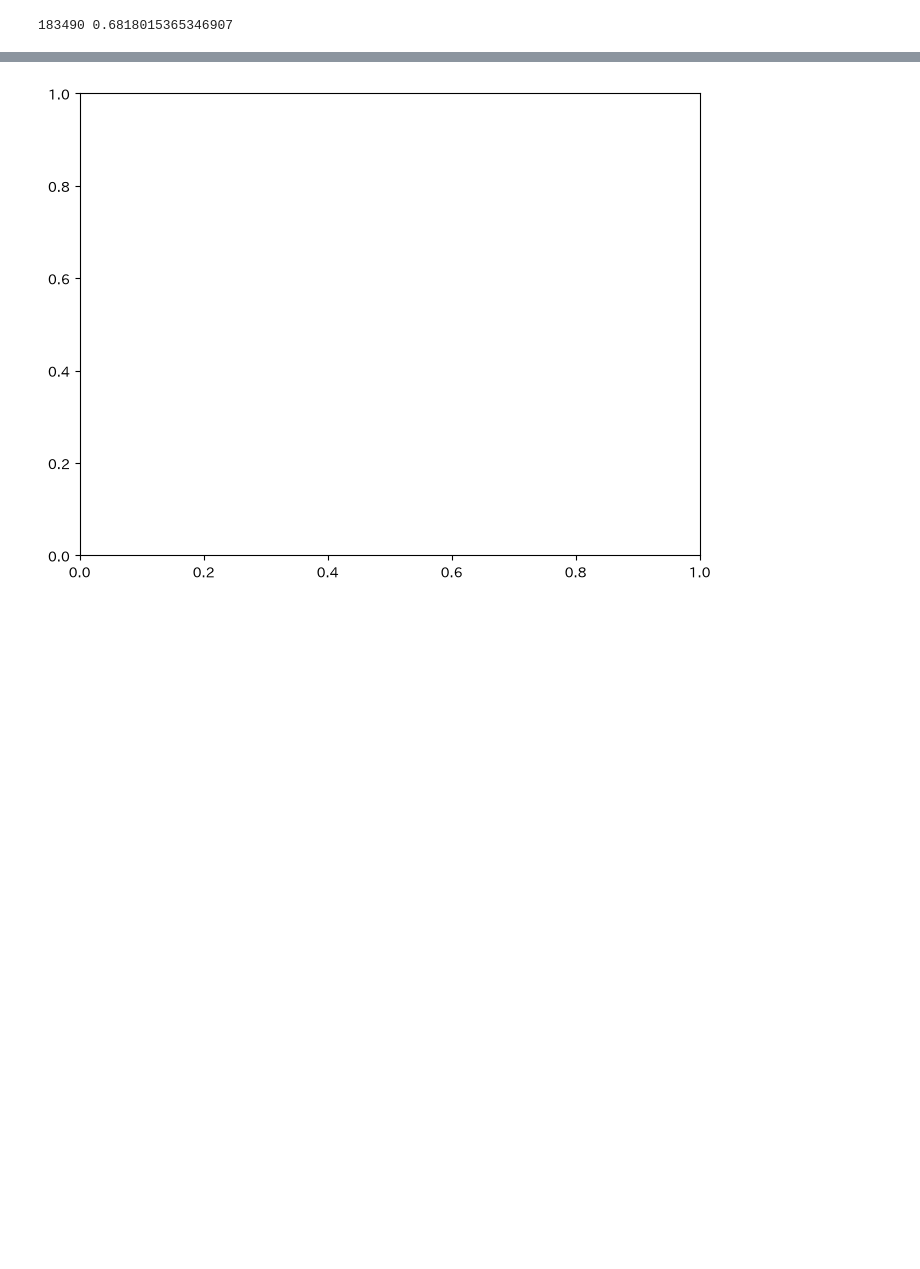
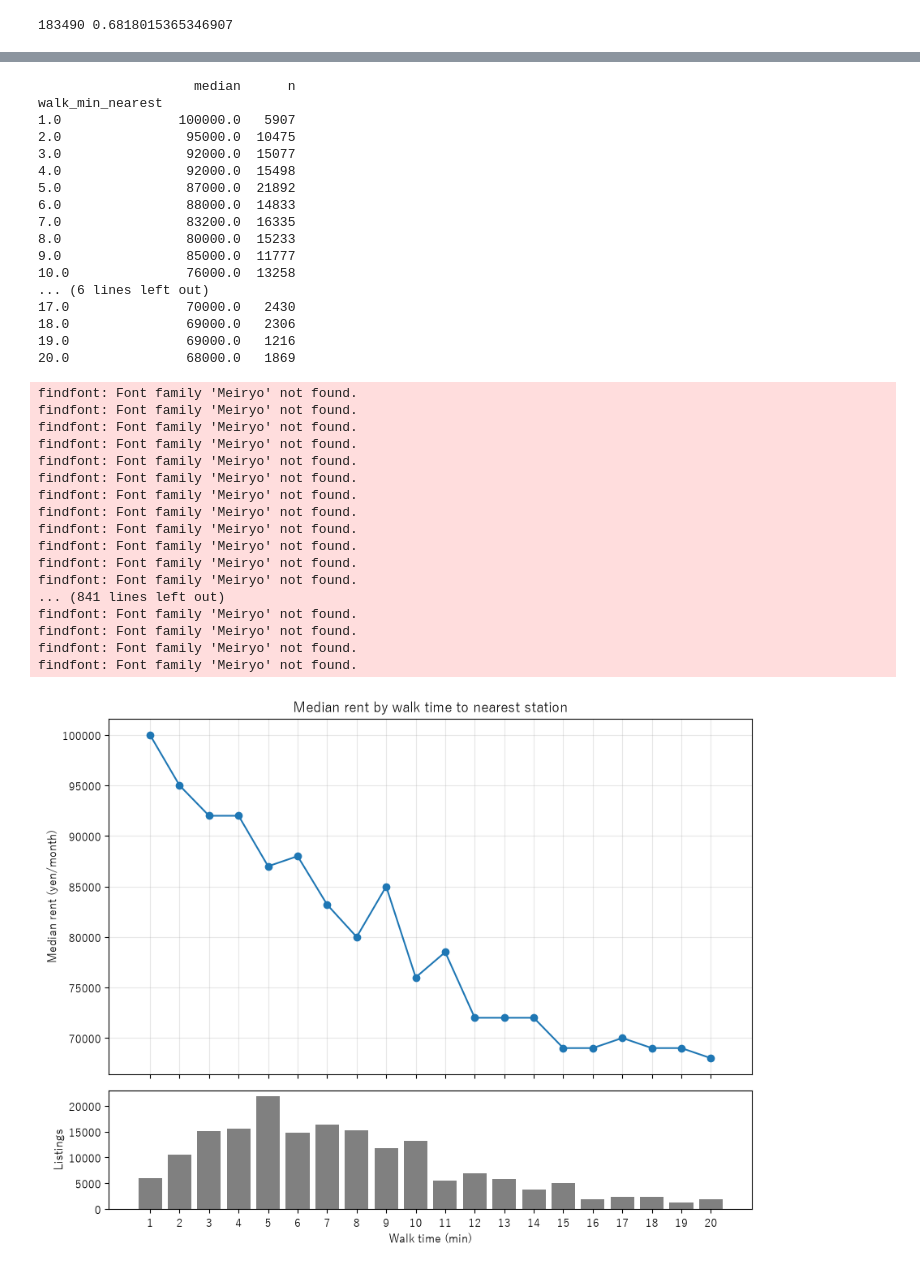
Before and after one commit to PraiZthelord/tokyo-rental-intelligence, a Jupyter notebook: notebooks/05_EDA.ipynb, the cells around one changed output, grey strips where cells are left out. Saved outputs shown, nothing was run; the diff lists cells and outputs as text; code cells hidden in the pictures; blank space fills up the shorter version.

```diff
--- a/notebooks/05_EDA.ipynb
+++ b/notebooks/05_EDA.ipynb
@@ -98,29 +98,28 @@ print(len(d), np.corrcoef(np.log(d["area_m2"]), np.log(d["Price_yen"]))[0, 1])
 [figure]
 183490 0.6818015365346907
 # %%
-# Walking time vs rent, limited to 20 minutes histogram
 
-d_filtered = d[
-    (d["walk_min_nearest"] <= 20) &
-    d["walk_min_nearest"].notna() &
-    d["Price_yen"].notna()
-]
 
-fig, ax = plt.subplots(figsize=(8, 6))
+plt.rcParams["font.family"] = ["Yu Gothic", "Meiryo", "MS Gothic", "DejaVu Sans"]  # Windows Japanese fonts
 
-h = ax.hist(
-    d_filtered["walk_min_nearest"],
-    d_filtered["Price_yen"],
-    bins=[np.arange(0.5, 21.5, 1), 30],
-    cmap="viridis"
-)
+d = df[df["walk_min_nearest"].notna() & (df["walk_min_nearest"] <= 20)]
+g = d.groupby("walk_min_nearest")["Price_yen"].agg(median="median", n="size")
+print(g)
 
-fig.colorbar(h[3], ax=ax, label="Count")
-ax.set_xlabel("Walking time (minutes)")
-ax.set_ylabel("Rent (¥/month)")
-ax.set_title("Rent vs walking time")
+fig, (ax1, ax2) = plt.subplots(2, 1, figsize=(9, 7), sharex=True,
+                               gridspec_kw={"height_ratios": [3, 1]})
+
+ax1.plot(g.index, g["median"], marker="o", color="tab:blue")
+ax1.set_ylabel("Median rent (yen/month)")
+ax1.set_title("Median rent by walk time to nearest station")
+ax1.grid(alpha=0.3)
+
+ax2.bar(g.index, g["n"], color="gray")
+ax2.set_ylabel("Listings")
+ax2.set_xlabel("Walk time (min)")
+ax2.set_xticks(range(1, 21))
+
 plt.tight_layout()
+plt.savefig("../docs/walk_vs_rent.png", dpi=150)
 plt.show()
-
-print(len(d_filtered))
 # %% [output]
@@ -128 +143,35 @@ TypeError: Axes.hist() got multiple values for argument 'bins'
+                    median      n
+walk_min_nearest
+1.0               100000.0   5907
+2.0                95000.0  10475
+3.0                92000.0  15077
+4.0                92000.0  15498
+5.0                87000.0  21892
+6.0                88000.0  14833
+7.0                83200.0  16335
+8.0                80000.0  15233
+9.0                85000.0  11777
+10.0               76000.0  13258
+... (6 lines left out)
+17.0               70000.0   2430
+18.0               69000.0   2306
+19.0               69000.0   1216
+20.0               68000.0   1869
+findfont: Font family 'Meiryo' not found.
+findfont: Font family 'Meiryo' not found.
+findfont: Font family 'Meiryo' not found.
+findfont: Font family 'Meiryo' not found.
+findfont: Font family 'Meiryo' not found.
+findfont: Font family 'Meiryo' not found.
+findfont: Font family 'Meiryo' not found.
+findfont: Font family 'Meiryo' not found.
+findfont: Font family 'Meiryo' not found.
+findfont: Font family 'Meiryo' not found.
+findfont: Font family 'Meiryo' not found.
+findfont: Font family 'Meiryo' not found.
+... (841 lines left out)
+findfont: Font family 'Meiryo' not found.
+findfont: Font family 'Meiryo' not found.
+findfont: Font family 'Meiryo' not found.
+findfont: Font family 'Meiryo' not found.
-[figure, old version]
+[figure, new version]
```
Also changed, not shown: parts of 3 cells of this notebook, 6 other files.
